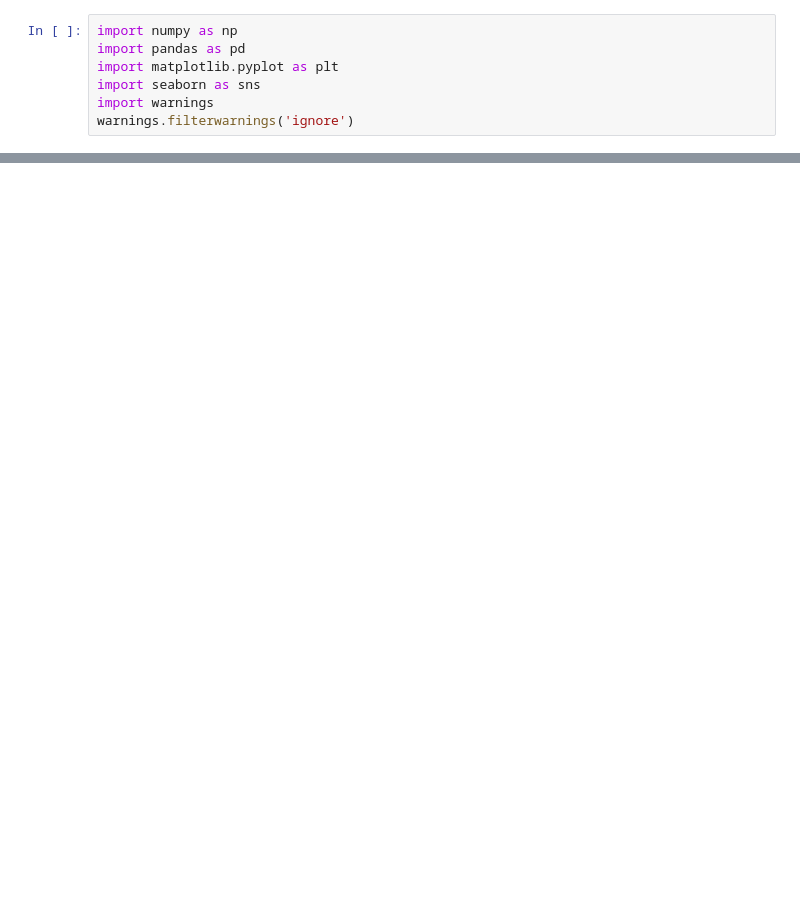
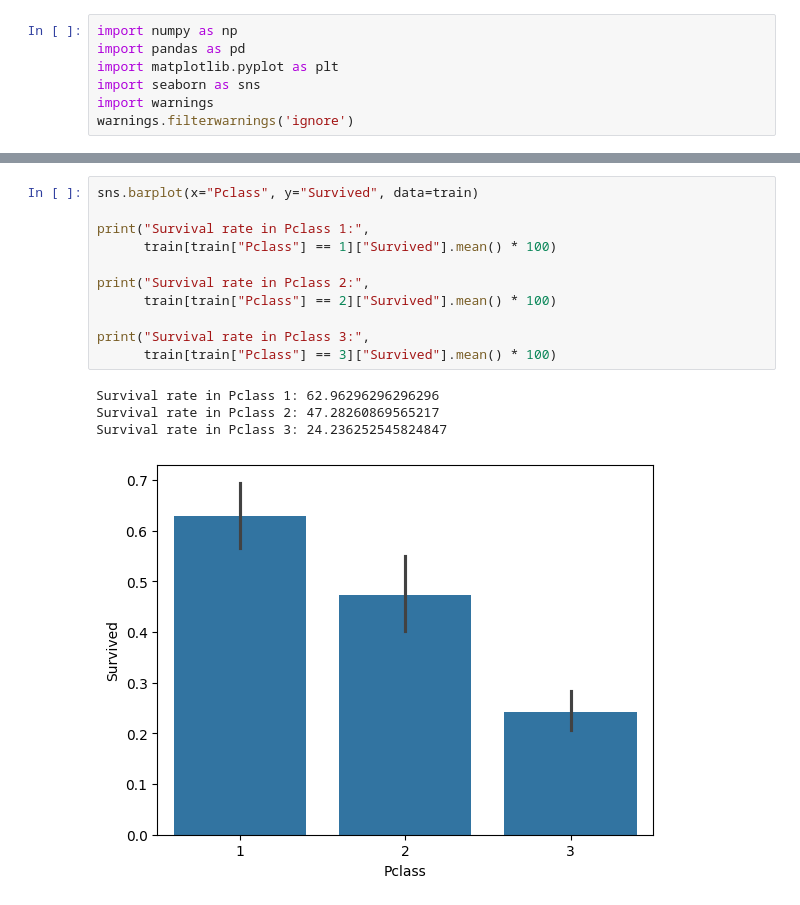
Before and after one commit to veddra1705-hue/Workshop_2, a Jupyter notebook: chapter_appendix-tools-for-deep-learning/jupyter.ipynb, the cells around one changed output, grey strips where cells are left out. Drawn from its saved outputs; the diff is of its cells as text; blank space fills up the shorter version.

```diff
--- a/chapter_appendix-tools-for-deep-learning/jupyter.ipynb
+++ b/chapter_appendix-tools-for-deep-learning/jupyter.ipynb
@@ -17,0 +51,16 @@ FileNotFoundError: [Errno 2] No such file or directory: 'train.csv'
+# %%
+sns.barplot(x="Pclass", y="Survived", data=train)
+
+print("Survival rate in Pclass 1:",
+      train[train["Pclass"] == 1]["Survived"].mean() * 100)
+
+print("Survival rate in Pclass 2:",
+      train[train["Pclass"] == 2]["Survived"].mean() * 100)
+
+print("Survival rate in Pclass 3:",
+      train[train["Pclass"] == 3]["Survived"].mean() * 100)
+# %% [output]
+Survival rate in Pclass 1: 62.96296296296296
+Survival rate in Pclass 2: 47.28260869565217
+Survival rate in Pclass 3: 24.236252545824847
+[figure, added]
```
Also changed, not shown: parts of 12 cells of this notebook.
